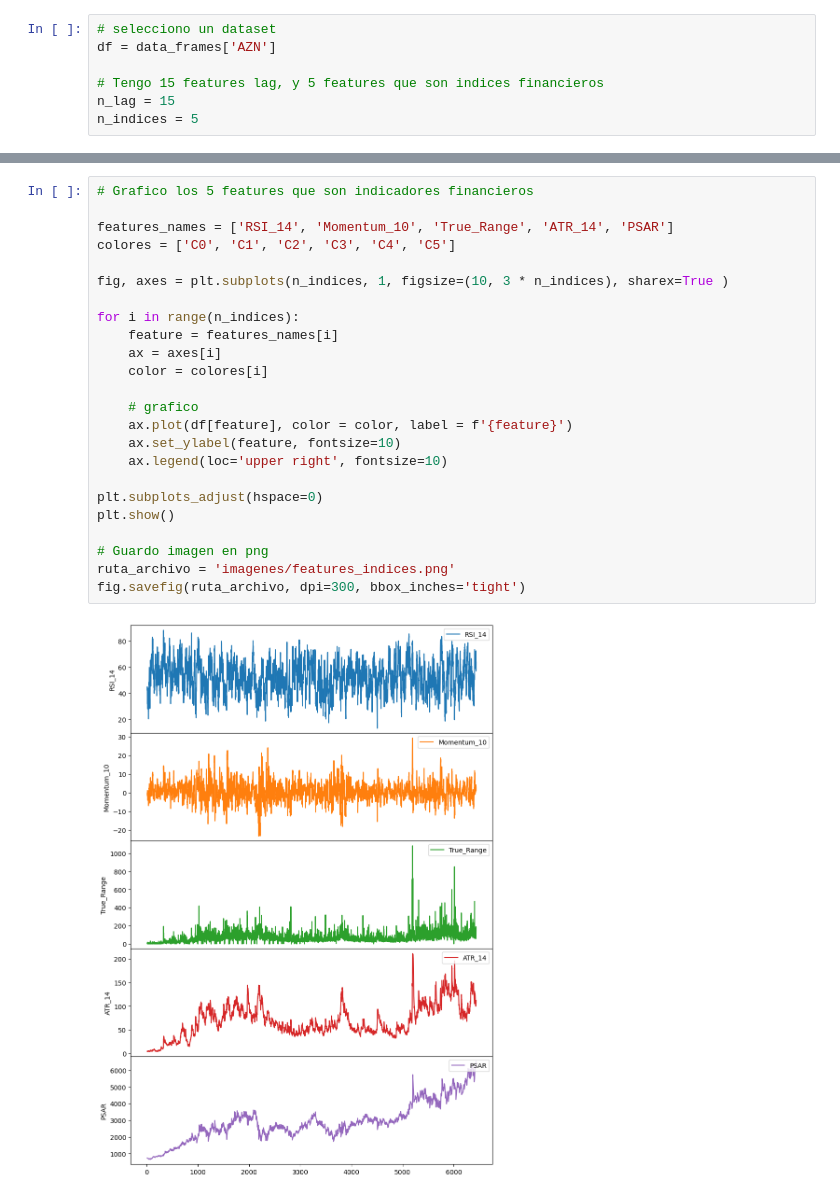
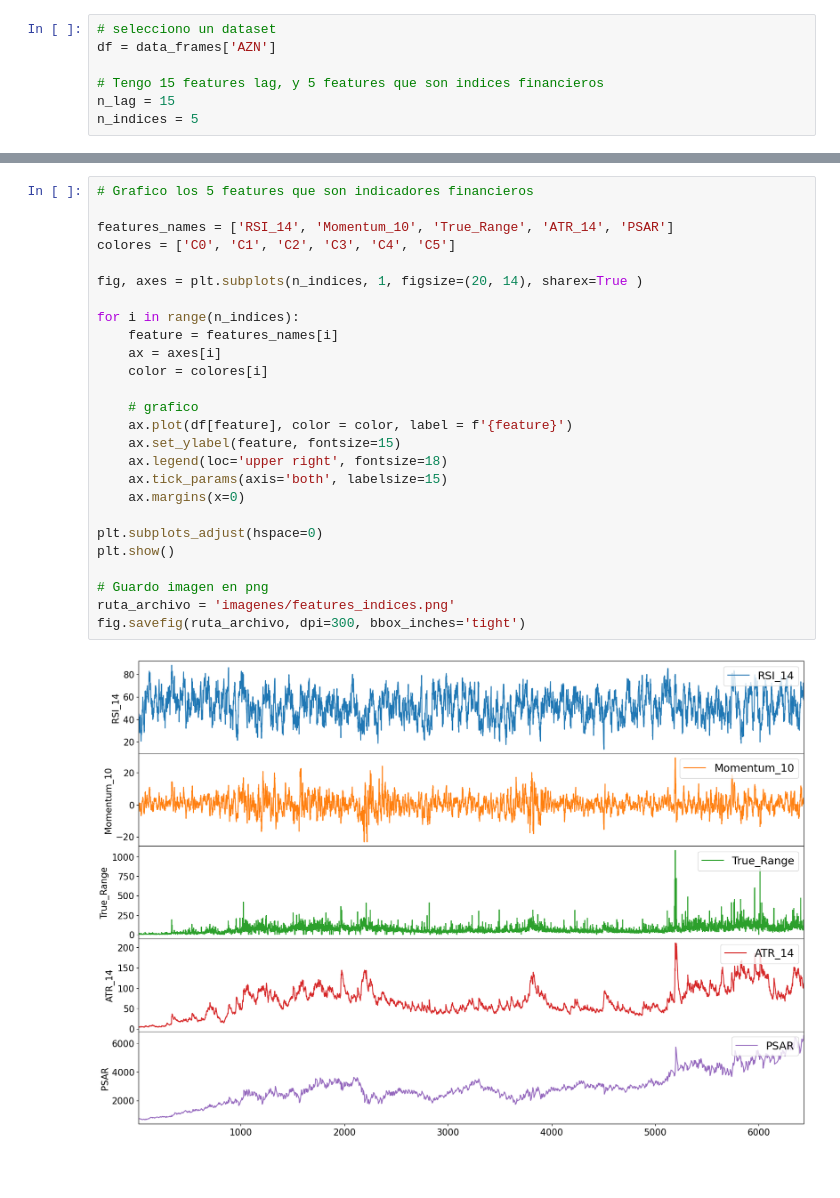
Before and after one commit to Pedro-Carchi/TFM-Master_IA-VIU, a Jupyter notebook: preprocesamiento_datos.ipynb, the cells around one changed output, grey strips where cells are left out. Saved outputs shown, nothing was run; the diff lists cells and outputs as text; blank space fills up the shorter version.

```diff
--- a/preprocesamiento_datos.ipynb
+++ b/preprocesamiento_datos.ipynb
@@ -185,26 +237,28 @@ fig.savefig(ruta_archivo, dpi=300, bbox_inches='tight')
 # %%
 # Grafico los 5 features que son indicadores financieros
 
 features_names = ['RSI_14', 'Momentum_10', 'True_Range', 'ATR_14', 'PSAR']
 colores = ['C0', 'C1', 'C2', 'C3', 'C4', 'C5']
 
-fig, axes = plt.subplots(n_indices, 1, figsize=(10, 3 * n_indices), sharex=True )
+fig, axes = plt.subplots(n_indices, 1, figsize=(20, 14), sharex=True )
 
 for i in range(n_indices):
     feature = features_names[i]
     ax = axes[i]
     color = colores[i]
 
     # grafico
     ax.plot(df[feature], color = color, label = f'{feature}')
-    ax.set_ylabel(feature, fontsize=10)
-    ax.legend(loc='upper right', fontsize=10)
+    ax.set_ylabel(feature, fontsize=15)
+    ax.legend(loc='upper right', fontsize=18)
+    ax.tick_params(axis='both', labelsize=15)
+    ax.margins(x=0)
 
 plt.subplots_adjust(hspace=0)
 plt.show()
 
 # Guardo imagen en png
 ruta_archivo = 'imagenes/features_indices.png'
 fig.savefig(ruta_archivo, dpi=300, bbox_inches='tight')
 # %% [output]
-[figure, old version]
+[figure, new version]
```
Also changed, not shown: parts of 2 cells of this notebook.
